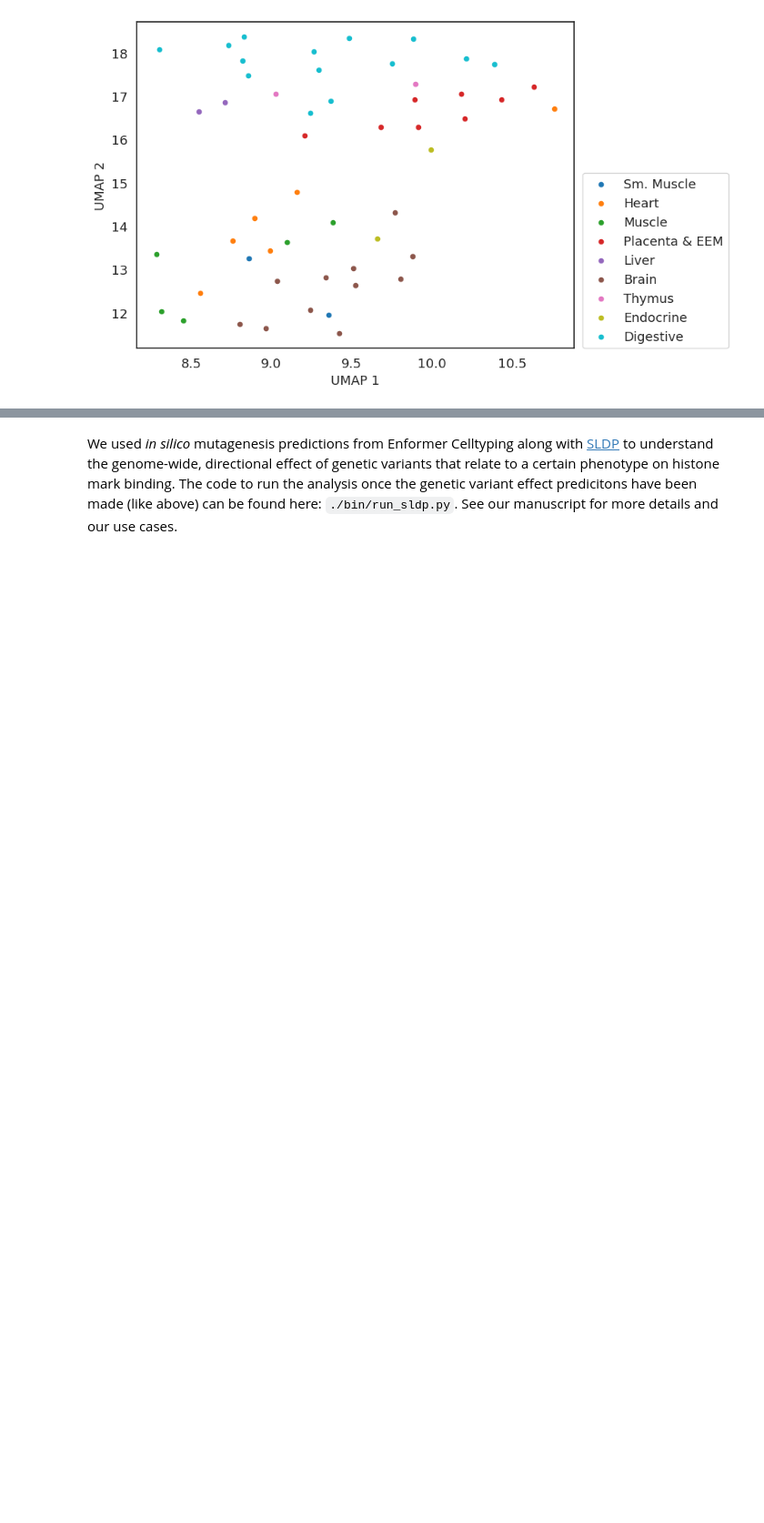
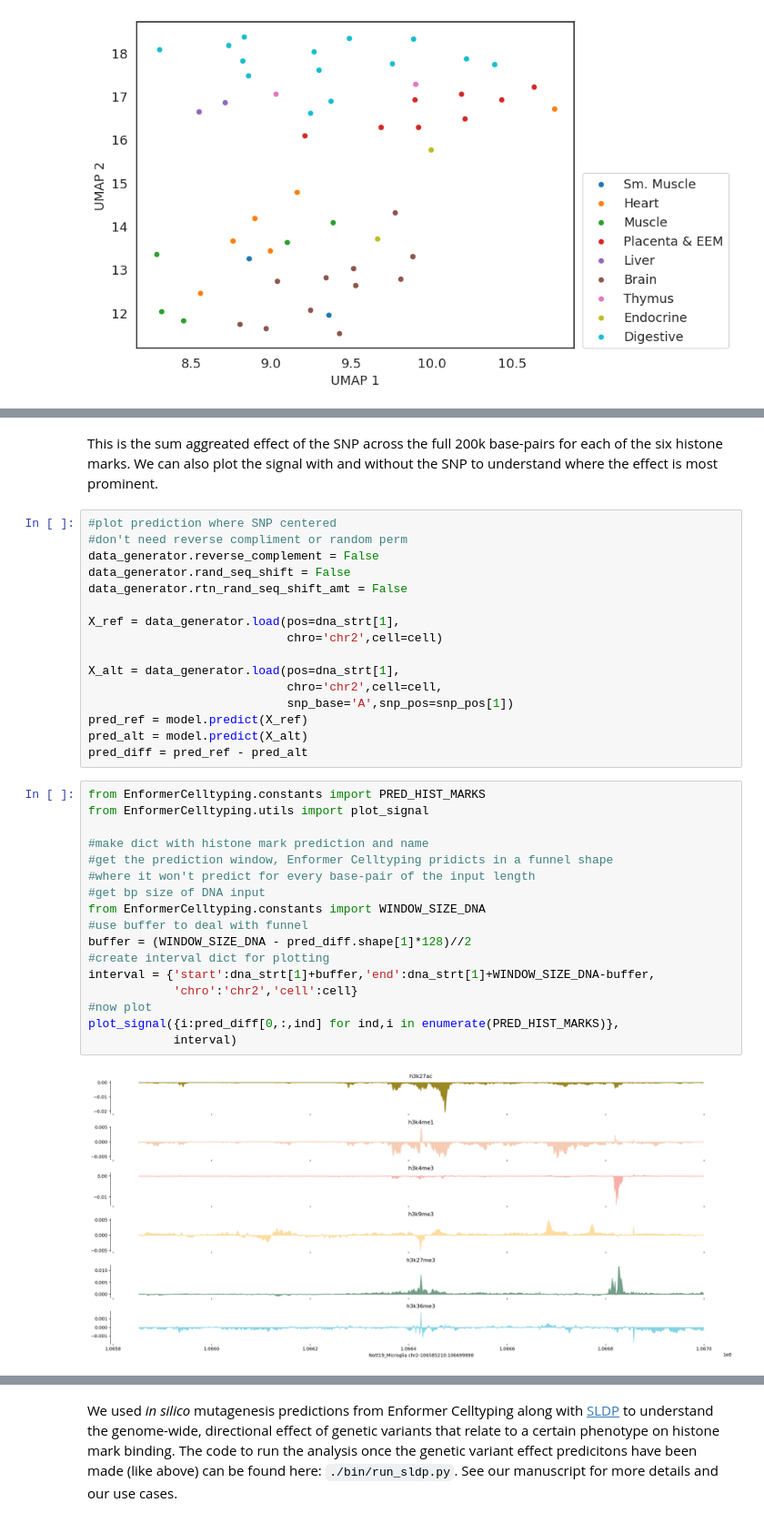
Before and after one commit to neurogenomics/EnformerCelltyping, a Jupyter notebook: using_enformer_celltyping.ipynb, the cells around one changed output, grey strips where cells are left out. Shown at 91% size. Cells and saved outputs as stored; diff of their text form; blank space fills up the shorter version.

Commit message:
show snp eff preds

```diff
--- a/using_enformer_celltyping.ipynb
+++ b/using_enformer_celltyping.ipynb
@@ -405,0 +478,37 @@ Enformer Celltyping can also be used for this task and, taking advantage of it's
+# %% [markdown]
+This is the sum aggreated effect of the SNP across the full 200k base-pairs for each of the six histone marks. We can also plot the signal with and without the SNP to understand where the effect is most prominent.
+# %%
+#plot prediction where SNP centered
+#don't need reverse compliment or random perm
+data_generator.reverse_complement = False
+data_generator.rand_seq_shift = False
+data_generator.rtn_rand_seq_shift_amt = False
+
+X_ref = data_generator.load(pos=dna_strt[1],
+                            chro='chr2',cell=cell)
+
+X_alt = data_generator.load(pos=dna_strt[1],
+                            chro='chr2',cell=cell,
+                            snp_base='A',snp_pos=snp_pos[1])
+pred_ref = model.predict(X_ref)
+pred_alt = model.predict(X_alt)
+pred_diff = pred_ref - pred_alt
+# %%
+from EnformerCelltyping.constants import PRED_HIST_MARKS
+from EnformerCelltyping.utils import plot_signal
+
+#make dict with histone mark prediction and name
+#get the prediction window, Enformer Celltyping pridicts in a funnel shape
+#where it won't predict for every base-pair of the input length
+#get bp size of DNA input
+from EnformerCelltyping.constants import WINDOW_SIZE_DNA
+#use buffer to deal with funnel
+buffer = (WINDOW_SIZE_DNA - pred_diff.shape[1]*128)//2
+#create interval dict for plotting
+interval = {'start':dna_strt[1]+buffer,'end':dna_strt[1]+WINDOW_SIZE_DNA-buffer,
+            'chro':'chr2','cell':cell}
+#now plot
+plot_signal({i:pred_diff[0,:,ind] for ind,i in enumerate(PRED_HIST_MARKS)},
+            interval)
+# %% [output]
+[figure, added]
```
Also changed, not shown: parts of 10 cells of this notebook, 2 other files.
